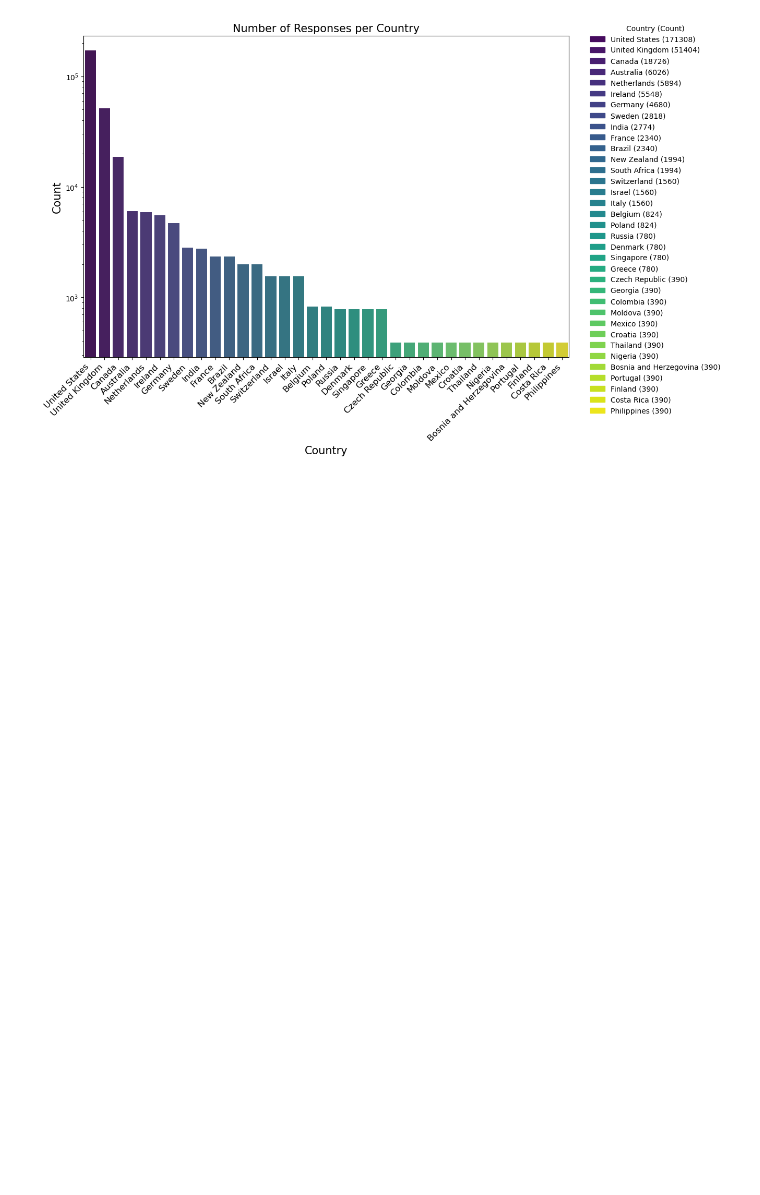
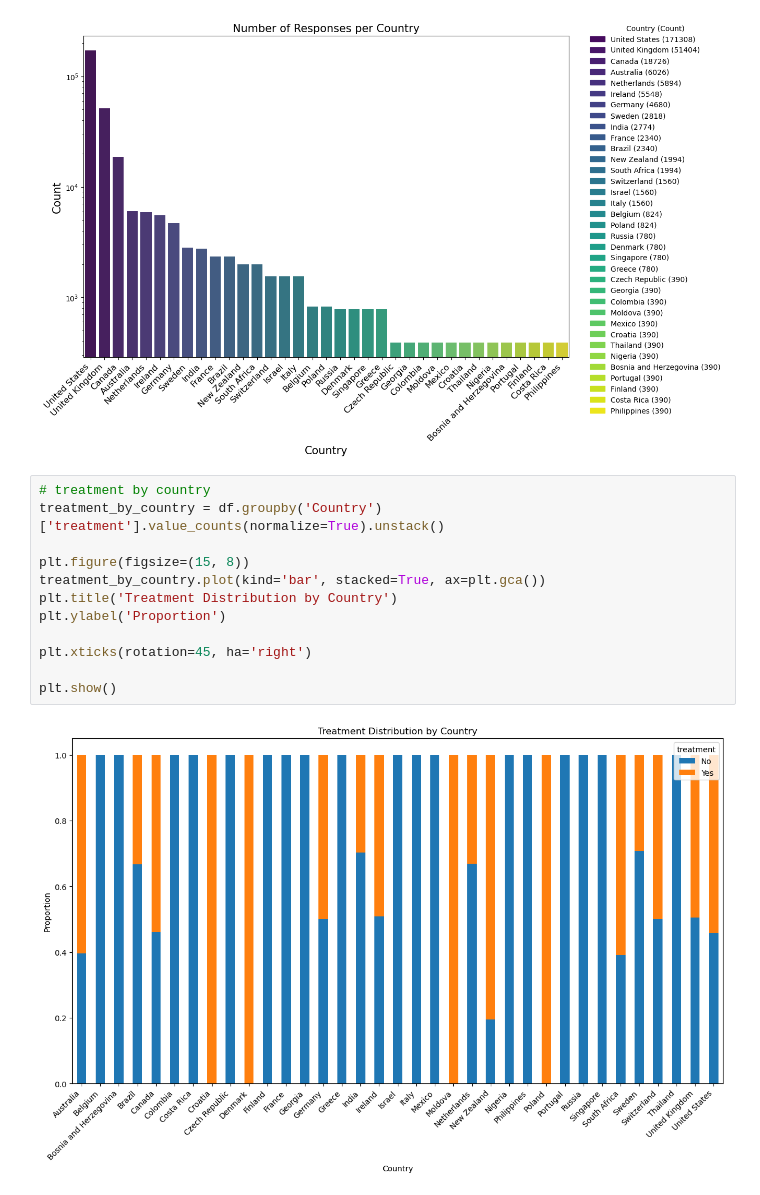
Before and after one commit to reneczka/mental-health, a Jupyter notebook: mental_health.ipynb, the cells around one changed output. Saved outputs shown, nothing was run; the diff lists cells and outputs as text; blank space fills up the shorter version.

Commit message:
add treatment distribution by country plot

```diff
--- a/mental_health.ipynb
+++ b/mental_health.ipynb
@@ -154,3 +154,17 @@ Passing `palette` without assigning `hue` is deprecated and will be removed in v
 
   bars = sns.barplot(x=country_counts.index, y=country_counts.values, palette=color_palette)
 [figure]
+# %%
+# treatment by country
+treatment_by_country = df.groupby('Country')['treatment'].value_counts(normalize=True).unstack()
+
+plt.figure(figsize=(15, 8))
+treatment_by_country.plot(kind='bar', stacked=True, ax=plt.gca())
+plt.title('Treatment Distribution by Country')
+plt.ylabel('Proportion')
+
+plt.xticks(rotation=45, ha='right')
+
+plt.show()
+# %% [output]
+[figure, added]
```
Also changed, not shown: 2 other files.
